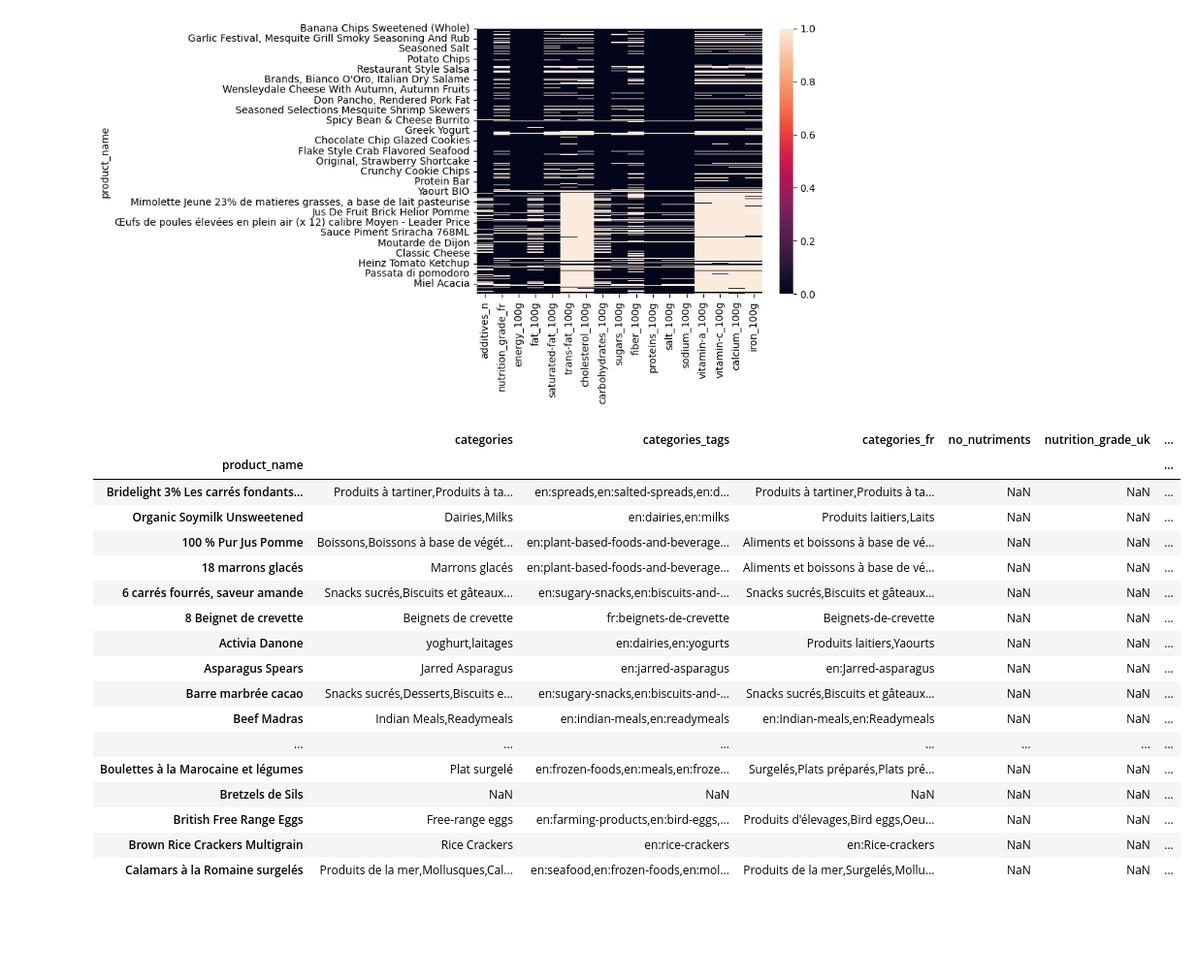
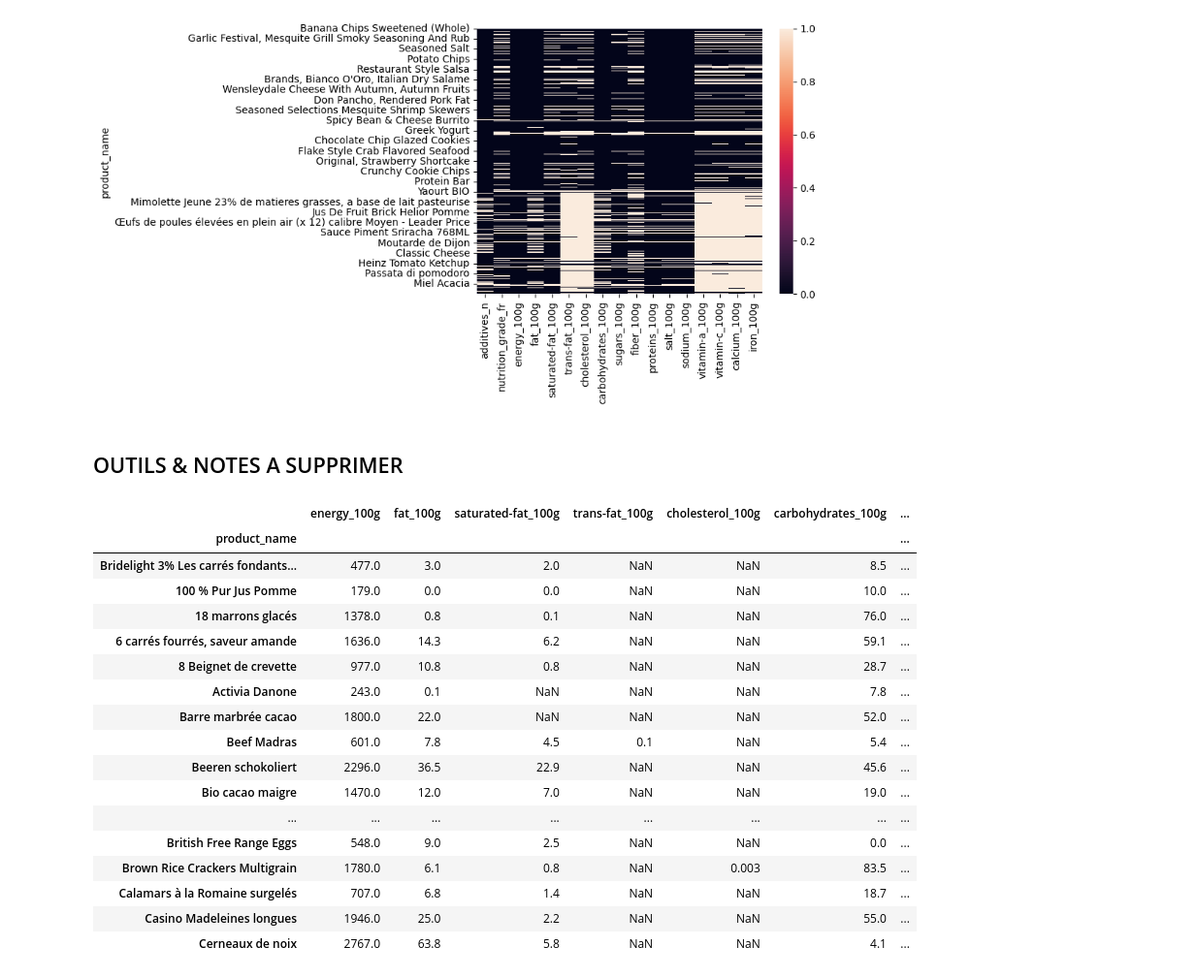
Before and after one commit to sycod/OC_projects, a Jupyter notebook: P2/P2 analyse exploratoire.ipynb, the cells around one changed output. Shown at 97% size. Cells and saved outputs as stored; diff of their text form; code cells hidden in the pictures; blank space fills up the shorter version.

```diff
--- a/P2/P2 analyse exploratoire.ipynb
+++ b/P2/P2 analyse exploratoire.ipynb
@@ -567,38 +559,40 @@ sns.heatmap(df.isna())
 # %% [output]
 <AxesSubplot: ylabel='product_name'>
 [figure]
+# %% [markdown]
+## OUTILS & NOTES A SUPPRIMER
 # %%
 # À SUPPRIMER outil JL
 # Vérification rapide d'une variable / valeur selon regex
 
-regex_ = "(nutri|categ)"
+regex_ = "100g"
 
-df_temp = data_raw.filter(regex=regex_).dropna(how="all")
+df_temp = df.filter(regex=regex_).dropna(how="all")
 
 with pd.option_context('display.max_rows', None):
     display(df_temp
             .filter(regex=".*", axis=0)
             .filter(regex=regex_)
             .dropna(how="all")
             # .T
             .sort_index(ascending=True)
             [0:20])
 # %% [output]
-|  | categories | categories_tags | categories_fr | no_nutriments | nutrition_grade_uk | ... |
-| product_name |  |  |  |  |  | ... |
-| Bridelight 3% Les carrés fondants... | Produits à tartiner,Produits à ta... | en:spreads,en:salted-spreads,en:d... | Produits à tartiner,Produits à ta... | NaN | NaN | ... |
-| Organic Soymilk Unsweetened | Dairies,Milks | en:dairies,en:milks | Produits laitiers,Laits | NaN | NaN | ... |
-| 100 % Pur Jus Pomme | Boissons,Boissons à base de végét... | en:plant-based-foods-and-beverage... | Aliments et boissons à base de vé... | NaN | NaN | ... |
-| 18 marrons glacés | Marrons glacés | en:plant-based-foods-and-beverage... | Aliments et boissons à base de vé... | NaN | NaN | ... |
-| 6 carrés fourrés, saveur amande | Snacks sucrés,Biscuits et gâteaux... | en:sugary-snacks,en:biscuits-and-... | Snacks sucrés,Biscuits et gâteaux... | NaN | NaN | ... |
-| 8 Beignet de crevette | Beignets de crevette | fr:beignets-de-crevette | Beignets-de-crevette | NaN | NaN | ... |
-| Activia Danone | yoghurt,laitages | en:dairies,en:yogurts | Produits laitiers,Yaourts | NaN | NaN | ... |
-| Asparagus Spears | Jarred Asparagus | en:jarred-asparagus | en:Jarred-asparagus | NaN | NaN | ... |
-| Barre marbrée cacao | Snacks sucrés,Desserts,Biscuits e... | en:sugary-snacks,en:biscuits-and-... | Snacks sucrés,Biscuits et gâteaux... | NaN | NaN | ... |
-| Beef Madras | Indian Meals,Readymeals | en:indian-meals,en:readymeals | en:Indian-meals,en:Readymeals | NaN | NaN | ... |
-| ... | ... | ... | ... | ... | ... | ... |
-| Boulettes à la Marocaine et légumes | Plat surgelé | en:frozen-foods,en:meals,en:froze... | Surgelés,Plats préparés,Plats pré... | NaN | NaN | ... |
-| Bretzels de Sils | NaN | NaN | NaN | NaN | NaN | ... |
-| British Free Range Eggs | Free-range eggs | en:farming-products,en:bird-eggs,... | Produits d'élevages,Bird eggs,Oeu... | NaN | NaN | ... |
-| Brown Rice Crackers Multigrain | Rice Crackers | en:rice-crackers | en:Rice-crackers | NaN | NaN | ... |
-| Calamars à la Romaine surgelés | Produits de la mer,Mollusques,Cal... | en:seafood,en:frozen-foods,en:mol... | Produits de la mer,Surgelés,Mollu... | NaN | NaN | ... |
+|  | energy_100g | fat_100g | saturated-fat_100g | trans-fat_100g | cholesterol_100g | carbohydrates_100g | ... |
+| product_name |  |  |  |  |  |  | ... |
+| Bridelight 3% Les carrés fondants... | 477.0 | 3.0 | 2.0 | NaN | NaN | 8.5 | ... |
+| 100 % Pur Jus Pomme | 179.0 | 0.0 | 0.0 | NaN | NaN | 10.0 | ... |
+| 18 marrons glacés | 1378.0 | 0.8 | 0.1 | NaN | NaN | 76.0 | ... |
+| 6 carrés fourrés, saveur amande | 1636.0 | 14.3 | 6.2 | NaN | NaN | 59.1 | ... |
+| 8 Beignet de crevette | 977.0 | 10.8 | 0.8 | NaN | NaN | 28.7 | ... |
+| Activia Danone | 243.0 | 0.1 | NaN | NaN | NaN | 7.8 | ... |
+| Barre marbrée cacao | 1800.0 | 22.0 | NaN | NaN | NaN | 52.0 | ... |
+| Beef Madras | 601.0 | 7.8 | 4.5 | 0.1 | NaN | 5.4 | ... |
+| Beeren schokoliert | 2296.0 | 36.5 | 22.9 | NaN | NaN | 45.6 | ... |
+| Bio cacao maigre | 1470.0 | 12.0 | 7.0 | NaN | NaN | 19.0 | ... |
+| ... | ... | ... | ... | ... | ... | ... | ... |
+| British Free Range Eggs | 548.0 | 9.0 | 2.5 | NaN | NaN | 0.0 | ... |
+| Brown Rice Crackers Multigrain | 1780.0 | 6.1 | 0.8 | NaN | 0.003 | 83.5 | ... |
+| Calamars à la Romaine surgelés | 707.0 | 6.8 | 1.4 | NaN | NaN | 18.7 | ... |
+| Casino Madeleines longues | 1946.0 | 25.0 | 2.2 | NaN | NaN | 55.0 | ... |
+| Cerneaux de noix | 2767.0 | 63.8 | 5.8 | NaN | NaN | 4.1 | ... |
```
Also changed, not shown: parts of 18 cells of this notebook.
